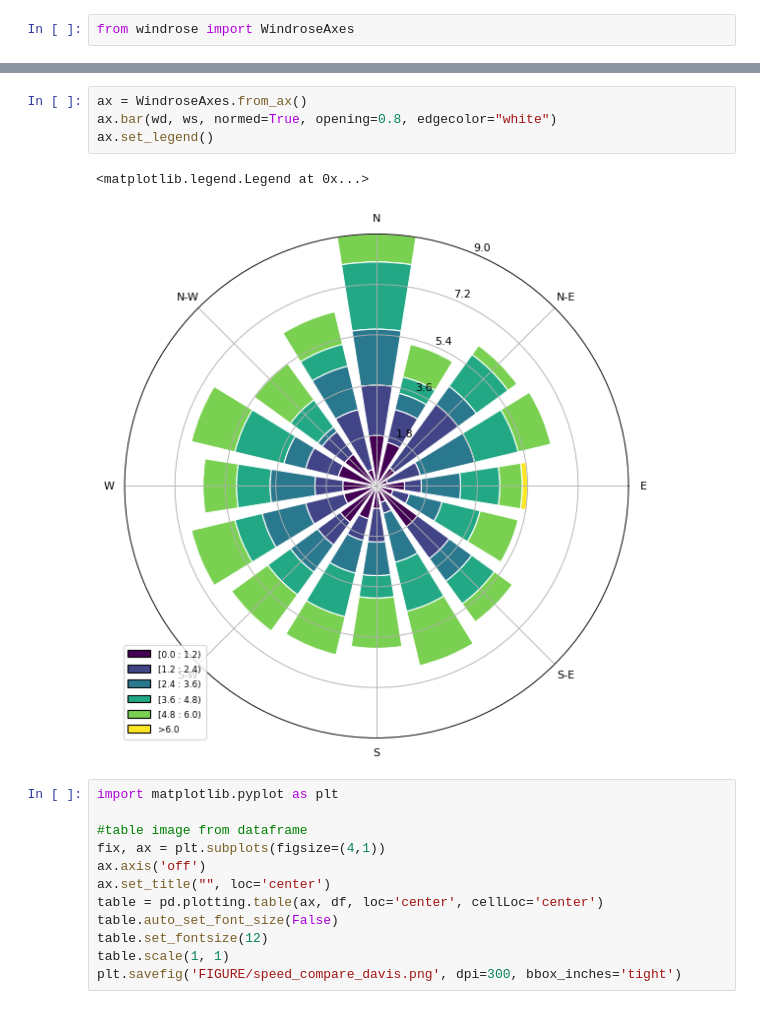
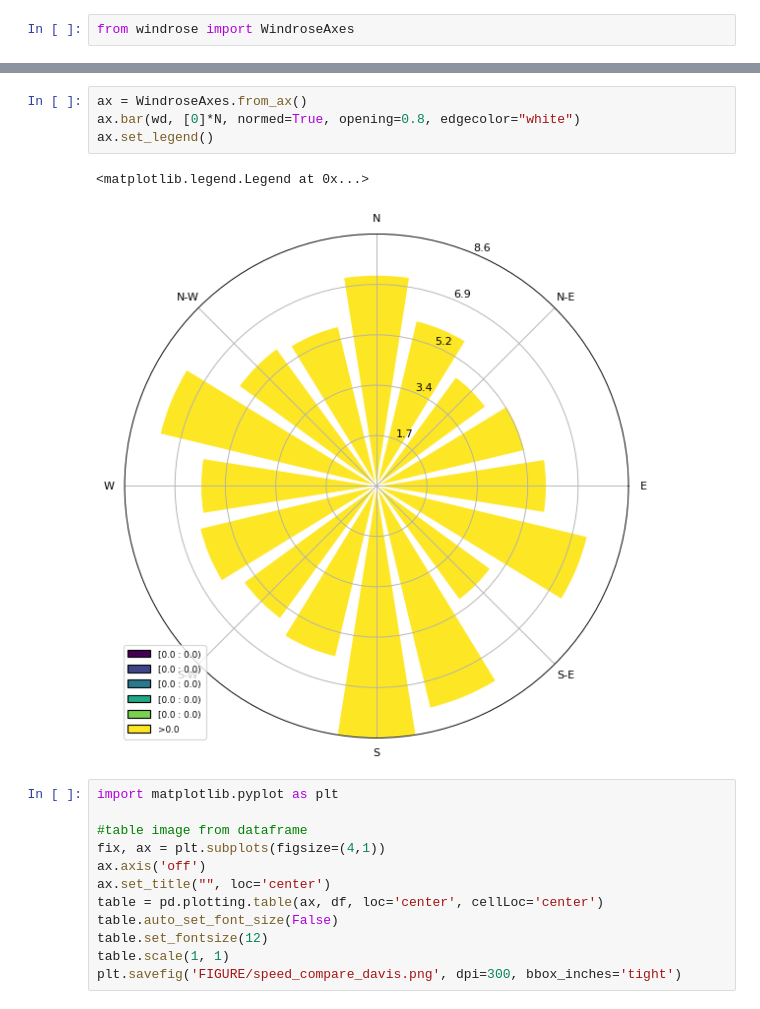
Before and after one commit to FedeJack06/Laboratorio-di-Fisica-dell-Atmosfera, a Jupyter notebook: utility.ipynb, the cells around one changed output, grey strips where cells are left out. Cells and saved outputs as stored; diff of their text form.

```diff
--- a/utility.ipynb
+++ b/utility.ipynb
@@ -303,10 +285,10 @@ wd = np.random.random(N) * 360
 # %%
 ax = WindroseAxes.from_ax()
-ax.bar(wd, ws, normed=True, opening=0.8, edgecolor="white")
+ax.bar(wd, [0]*N, normed=True, opening=0.8, edgecolor="white")
 ax.set_legend()
 # %% [output]
 <matplotlib.legend.Legend at 0x...>
-[figure, old version]
+[figure, new version]
 # %%
 import matplotlib.pyplot as plt
 
```
Also changed, not shown: parts of 3 cells of this notebook, 2 other files.
